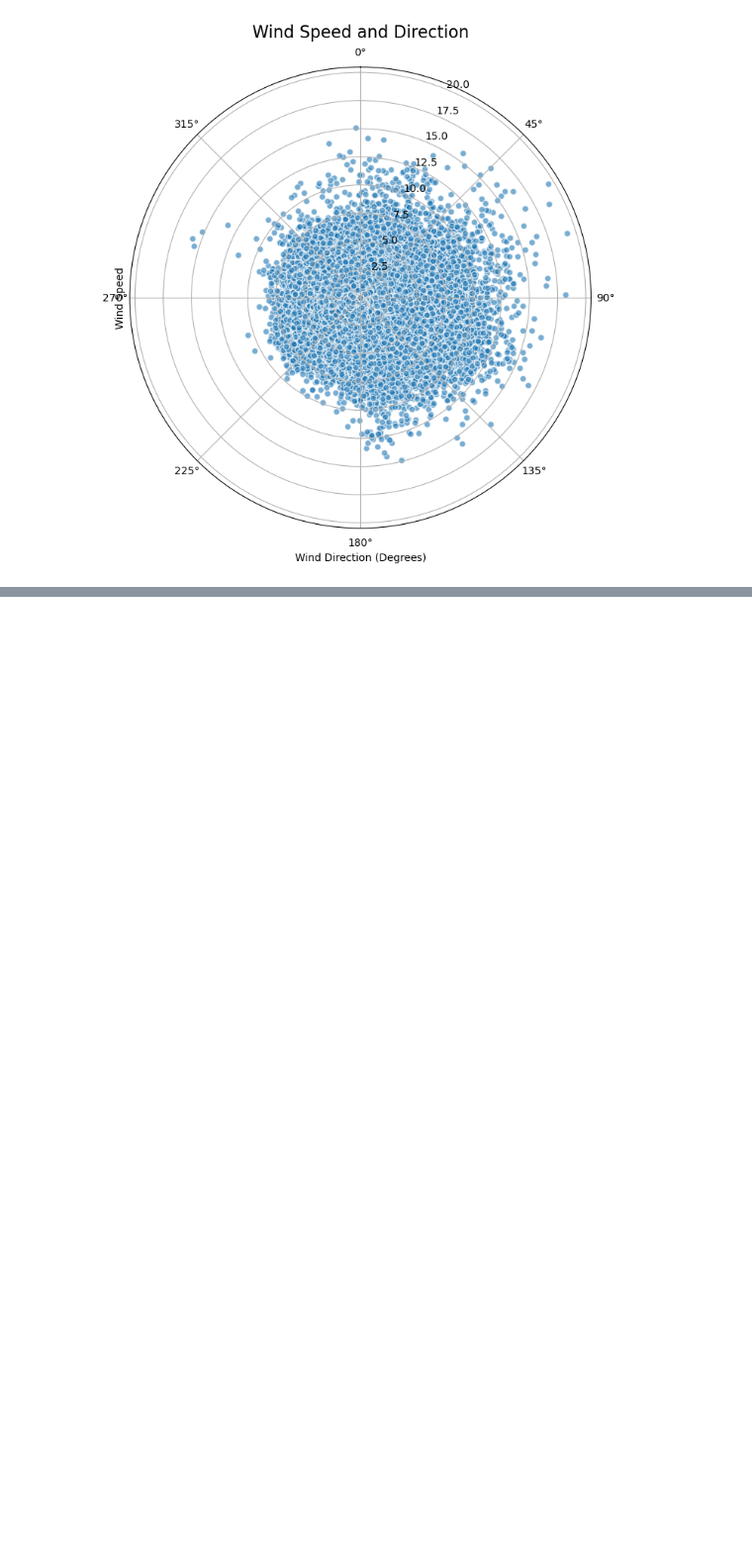
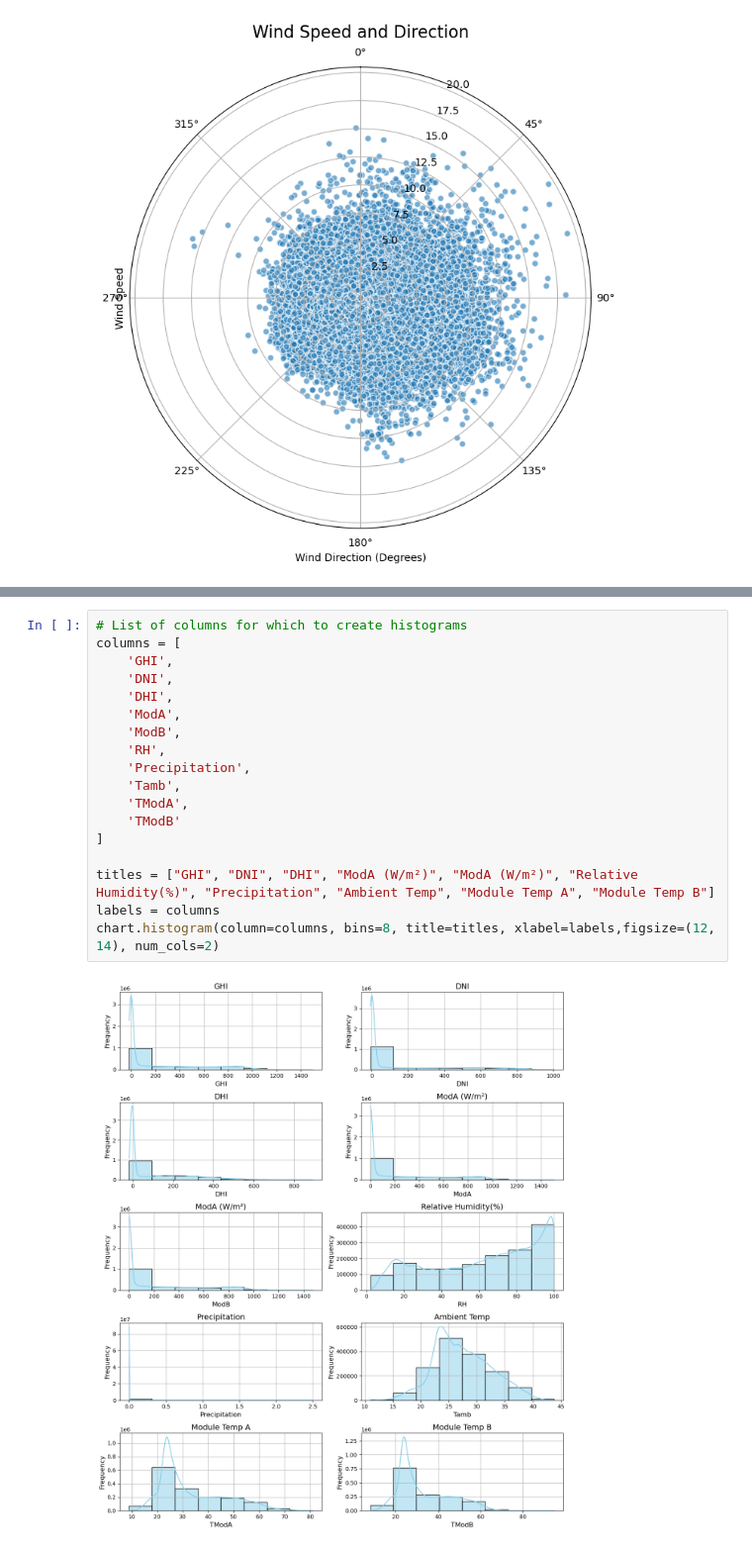
Before and after one commit to davedawitdave/Solar-Insights-Data-Driven-Exploration-and-Interactive-Dashboard-for-Solar-Radiation-Measurement, a Jupyter notebook: Notebooks/wind speed vs wind direction.ipynb, the cells around one changed output, grey strips where cells are left out. Shown at 99% size. Cells and saved outputs as stored; diff of their text form; blank space fills up the shorter version.

Commit message:
histograms are plotted

```diff
--- a/Notebooks/wind speed vs wind direction.ipynb
+++ b/Notebooks/wind speed vs wind direction.ipynb
@@ -45,0 +46,20 @@ chart.histogram(column='WD', bins=20, title="Wind Direction Distribution", xlabe
+# %%
+# List of columns for which to create histograms
+columns = [
+    'GHI',
+    'DNI',
+    'DHI',
+    'ModA',
+    'ModB',
+    'RH',
+    'Precipitation',
+    'Tamb',
+    'TModA',
+    'TModB'
+]
+
+titles = ["GHI", "DNI", "DHI", "ModA (W/m²)", "ModA (W/m²)", "Relative Humidity(%)", "Precipitation", "Ambient Temp", "Module Temp A", "Module Temp B"]
+labels = columns
+chart.histogram(column=columns, bins=8, title=titles, xlabel=labels,figsize=(12, 14), num_cols=2)
+# %% [output]
+[figure, added]
```
Also changed, not shown: parts of 1 cell of this notebook, 1 other file.
